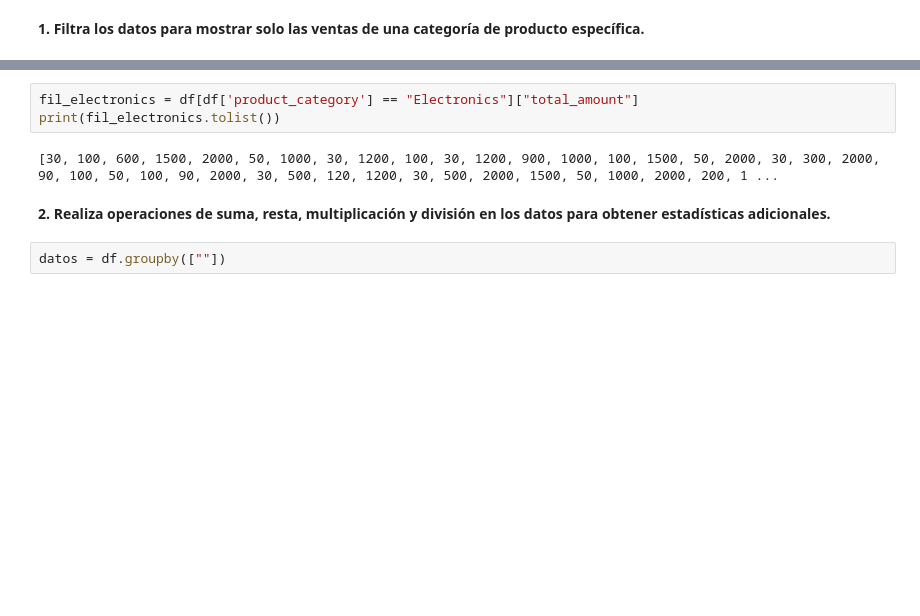
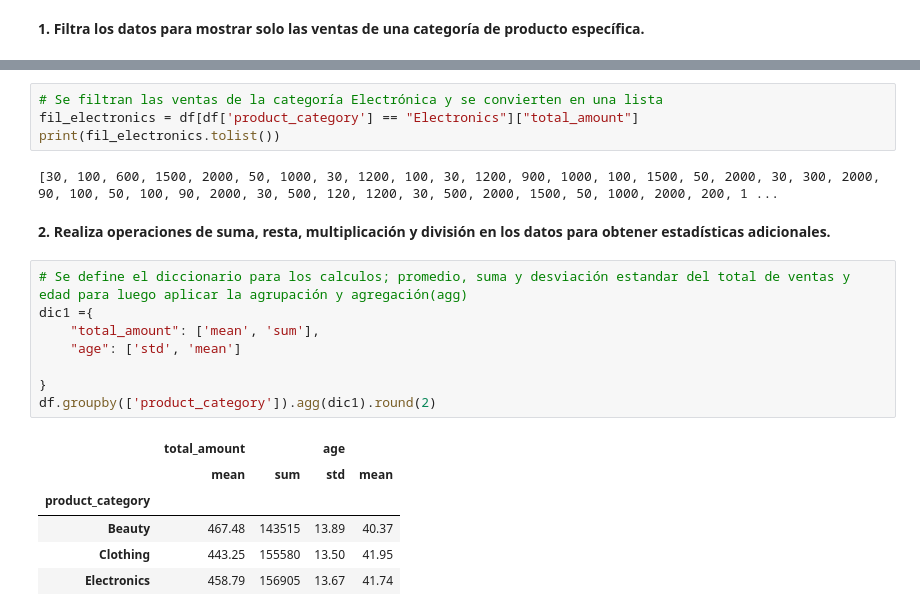
Before and after one commit to JossefaRodriguez/Analisis_Prediccion_VentasPartI, a Jupyter notebook: Análisis_Predicción_VentasRetail_(Core).ipynb, the cells around one changed output, grey strips where cells are left out. Drawn from its saved outputs; the diff is of its cells as text; blank space fills up the shorter version.

```diff
--- a/Análisis_Predicción_VentasRetail_(Core).ipynb
+++ b/Análisis_Predicción_VentasRetail_(Core).ipynb
@@ -111,9 +105,23 @@ df.describe()
 # %%
+# Se filtran las ventas de la categoría Electrónica y se convierten en una lista
 fil_electronics = df[df['product_category'] == "Electronics"]["total_amount"]
 print(fil_electronics.tolist())
 # %% [output]
 [30, 100, 600, 1500, 2000, 50, 1000, 30, 1200, 100, 30, 1200, 900, 1000, 100, 1500, 50, 2000, 30, 300, 2000, 90, 100, 50, 100, 90, 2000, 30, 500, 120, 1200, 30, 500, 2000, 1500, 50, 1000, 2000, 200, 1 ...
 # %% [markdown]
 **2.   Realiza operaciones de suma, resta, multiplicación y división en los datos para obtener estadísticas adicionales.**
-# %%
-datos = df.groupby([""])
+# %%
+# Se define el diccionario para los calculos; promedio, suma y desviación estandar del total de ventas y edad para luego aplicar la agrupación y agregación(agg)
+dic1 ={
+    "total_amount": ['mean', 'sum'],
+    "age": ['std', 'mean']
+
+}
+df.groupby(['product_category']).agg(dic1).round(2)
+# %% [output]
+|  | total_amount |  | age |  |
+|  | mean | sum | std | mean |
+| product_category |  |  |  |  |
+| Beauty | 467.48 | 143515 | 13.89 | 40.37 |
+| Clothing | 443.25 | 155580 | 13.50 | 41.95 |
+| Electronics | 458.79 | 156905 | 13.67 | 41.74 |
```
Also changed, not shown: parts of 7 cells of this notebook.
